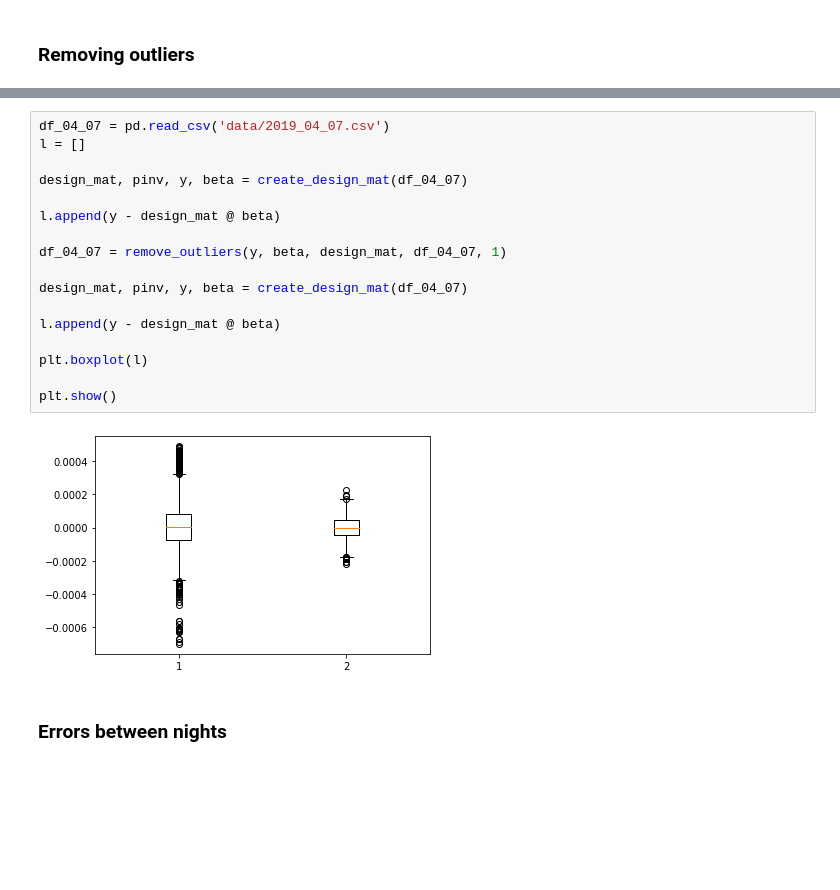
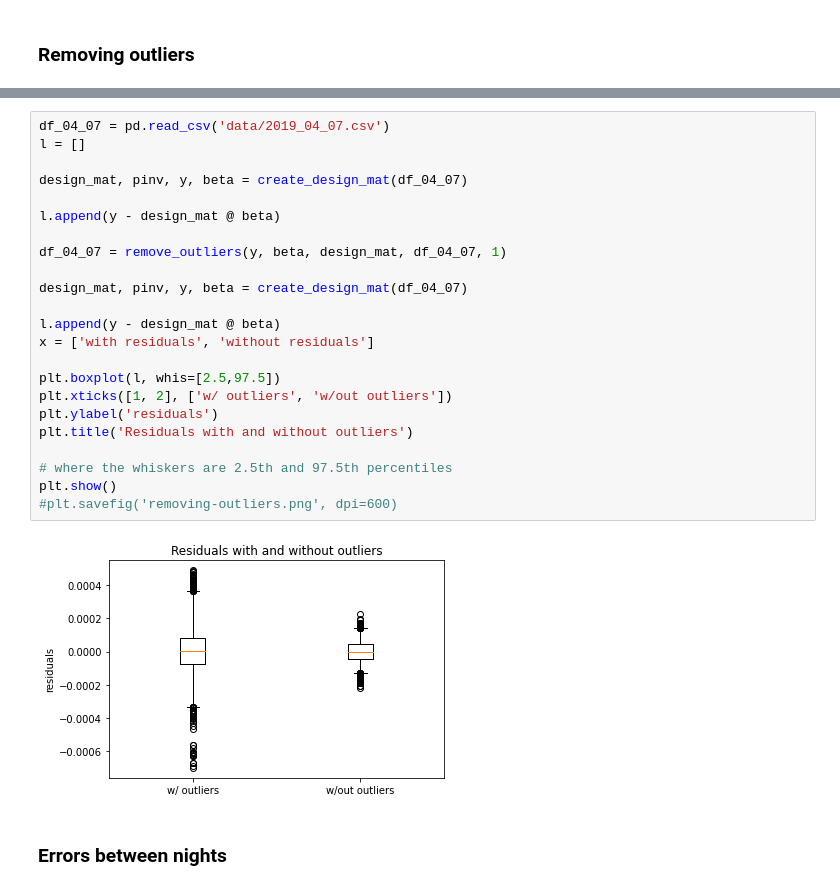
Before and after one commit to hws1302/linear-regression-from-scratch, a Jupyter notebook: new.ipynb, the cells around one changed output, grey strips where cells are left out. Drawn from its saved outputs; the diff is of its cells as text; blank space fills up the shorter version.

```diff
--- a/new.ipynb
+++ b/new.ipynb
@@ -16,22 +68,28 @@ import matplotlib.pyplot as plt
 # %%
 df_04_07 = pd.read_csv('data/2019_04_07.csv')
 l = []
 
 design_mat, pinv, y, beta = create_design_mat(df_04_07)
 
 l.append(y - design_mat @ beta)
 
 df_04_07 = remove_outliers(y, beta, design_mat, df_04_07, 1)
 
 design_mat, pinv, y, beta = create_design_mat(df_04_07)
 
 l.append(y - design_mat @ beta)
+x = ['with residuals', 'without residuals']
 
-plt.boxplot(l)
+plt.boxplot(l, whis=[2.5,97.5])
+plt.xticks([1, 2], ['w/ outliers', 'w/out outliers'])
+plt.ylabel('residuals')
+plt.title('Residuals with and without outliers')
 
+# where the whiskers are 2.5th and 97.5th percentiles
 plt.show()
+#plt.savefig('removing-outliers.png', dpi=600)
 # %% [output]
-[figure, old version]
+[figure, new version]
 # %% [markdown]
 ### Errors between nights
 # %%
```
Also changed, not shown: parts of 4 cells of this notebook, 20 other files.
